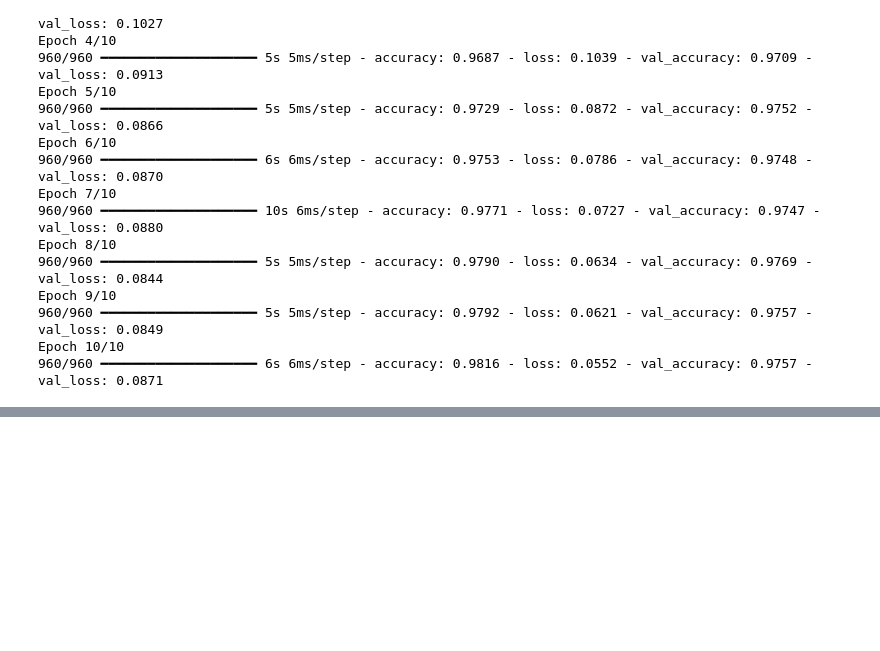
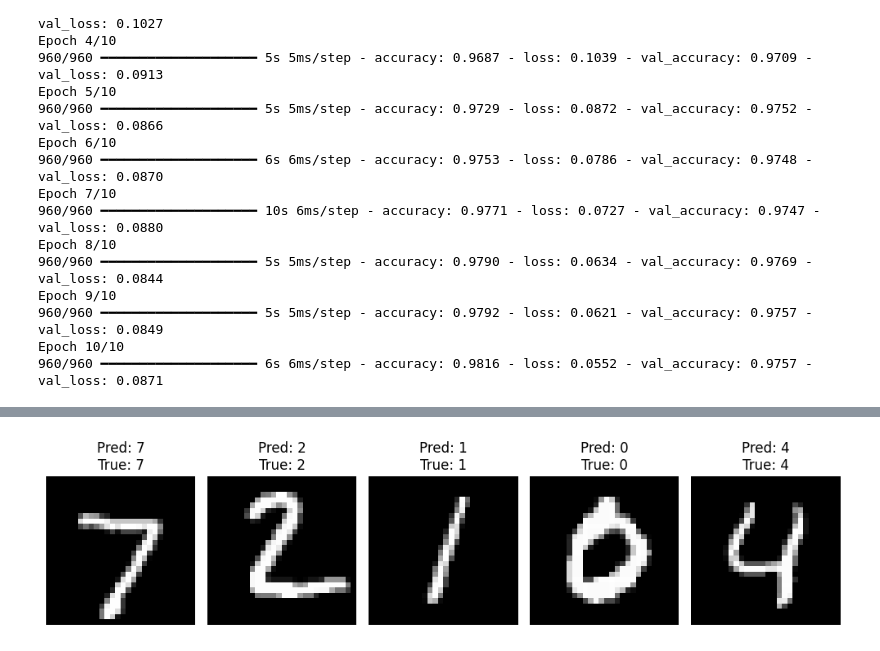
Before and after one commit to Anuj04432/Handwritten_Digit_Classification, a Jupyter notebook: handwritten_digit_classification.ipynb, the cells around one changed output, grey strips where cells are left out. Cells and saved outputs as stored; diff of their text form; code cells hidden in the pictures; blank space fills up the shorter version.

```diff
--- a/handwritten_digit_classification.ipynb
+++ b/handwritten_digit_classification.ipynb
@@ -157,0 +268,14 @@ Epoch 10/10
+# %%
+predictions = model.predict(x_test[:5])
+predicted_labels = np.argmax(predictions, axis=1)
+
+plt.figure(figsize=(10, 3))
+for i in range(5):
+        plt.subplot(1, 5, i + 1)
+        plt.imshow(x_test[i], cmap="gray")
+        plt.title(f"Pred: {predicted_labels[i]}\nTrue: {y_test[i]}")
+        plt.axis("off")
+
+plt.tight_layout()
+plt.show()
+# %% [output]
@@ -157,0 +283 @@ Epoch 10/10
+[figure, added]
```
Also changed, not shown: parts of 8 cells of this notebook.
